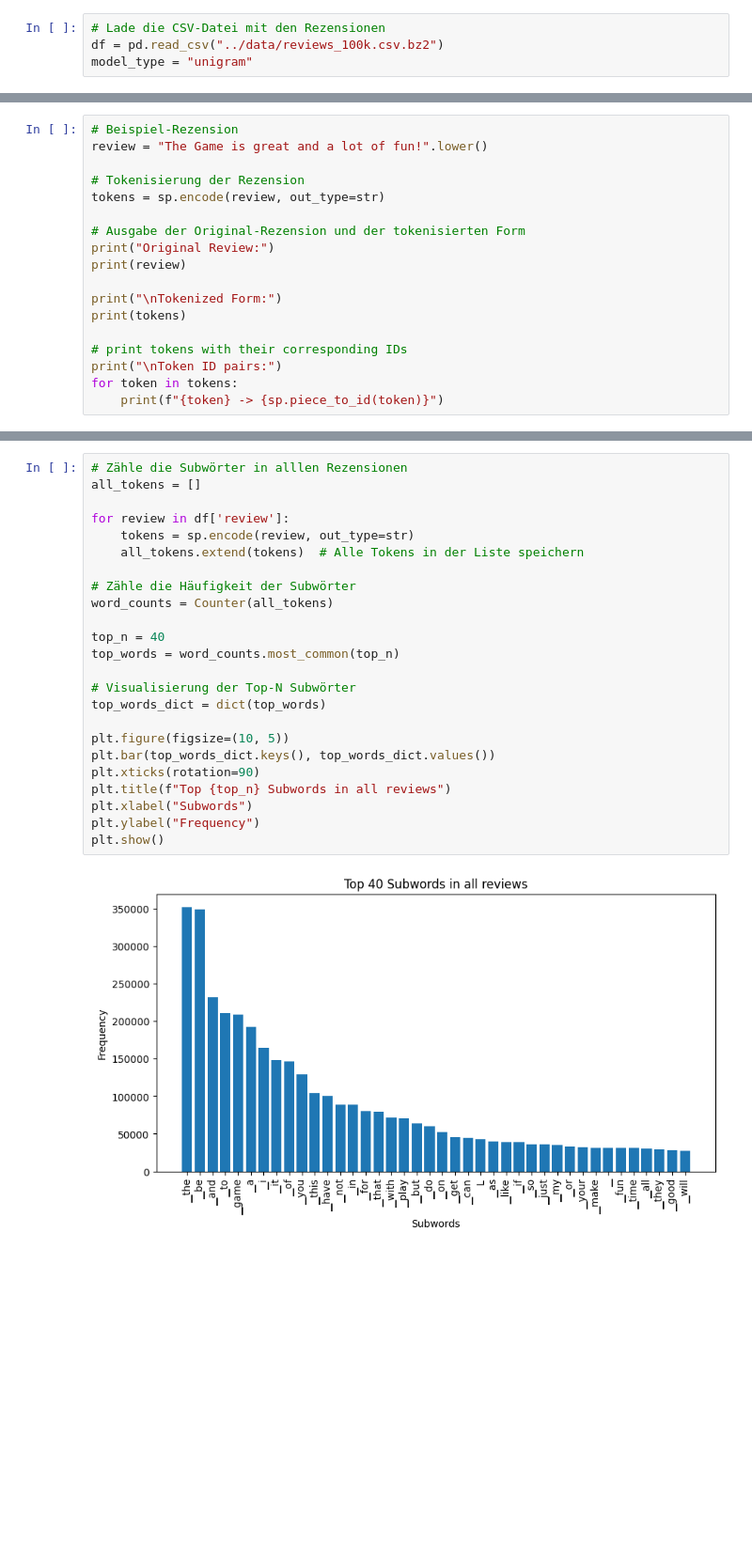
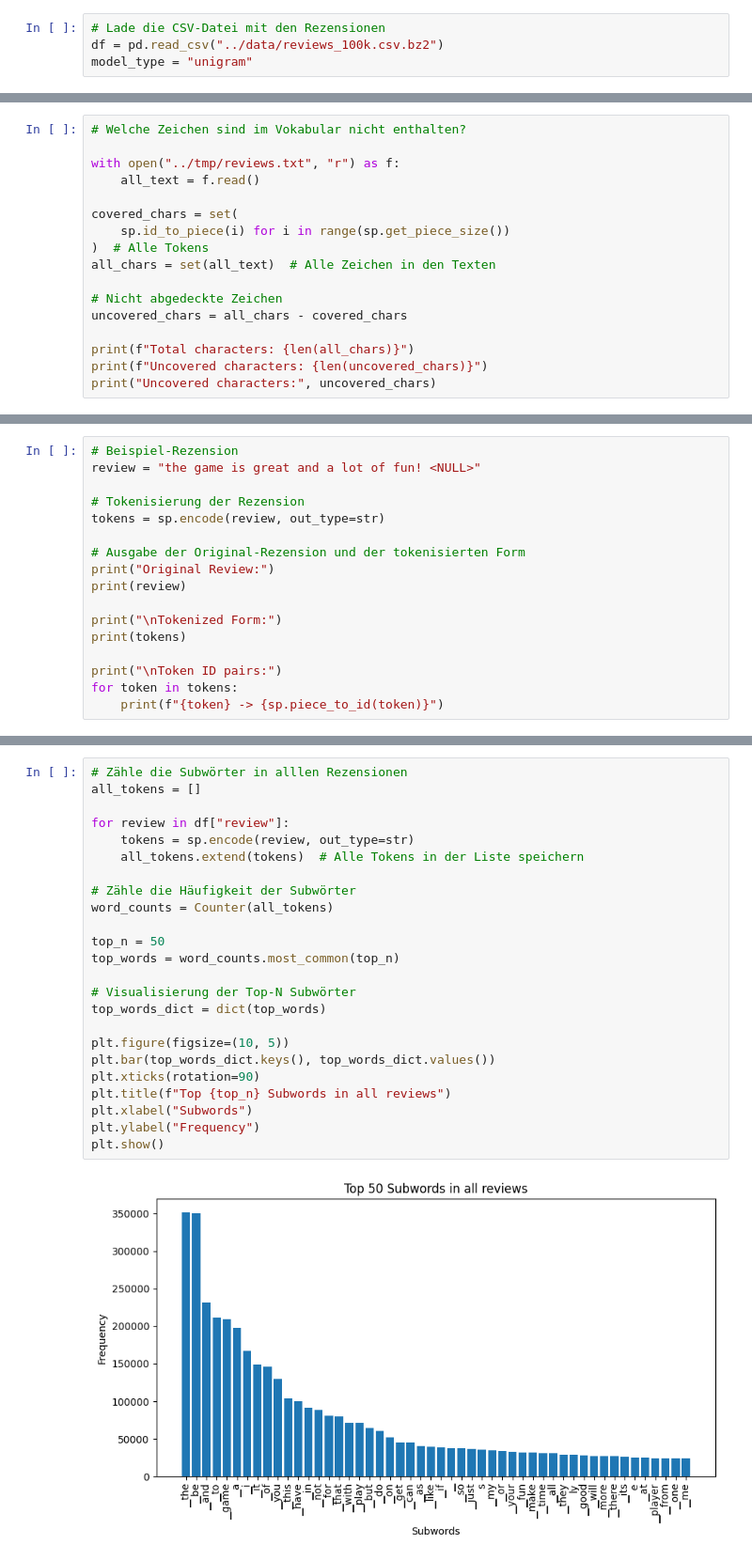
Before and after one commit to nkxxll/ANLP_CA2, a Jupyter notebook: src/subword_tokenizer.ipynb, the cells around one changed output, grey strips where cells are left out. Shown: that part at 94% size. Saved outputs shown, nothing was run; the diff lists cells and outputs as text; blank space fills up the shorter version.

```diff
--- a/src/subword_tokenizer.ipynb
+++ b/src/subword_tokenizer.ipynb
@@ -74 +82,18 @@ Size of the vocabulary: 8000
 Padding token ID: 0
+# %%
+# Welche Zeichen sind im Vokabular nicht enthalten?
+
+with open("../tmp/reviews.txt", "r") as f:
+    all_text = f.read()
+
+covered_chars = set(
+    sp.id_to_piece(i) for i in range(sp.get_piece_size())
+)  # Alle Tokens
+all_chars = set(all_text)  # Alle Zeichen in den Texten
+
+# Nicht abgedeckte Zeichen
+uncovered_chars = all_chars - covered_chars
+
+print(f"Total characters: {len(all_chars)}")
+print(f"Uncovered characters: {len(uncovered_chars)}")
+print("Uncovered characters:", uncovered_chars)
@@ -75,6 +104,6 @@ Padding token ID: 0
 # %%
 # Beispiel-Rezension
-review = "The Game is great and a lot of fun!".lower()
+review = "the game is great and a lot of fun! <NULL>"
 
 # Tokenisierung der Rezension
 tokens = sp.encode(review, out_type=str)
@@ -86,7 +115,6 @@ print(review)
 print("\nTokenized Form:")
 print(tokens)
 
-# print tokens with their corresponding IDs
 print("\nToken ID pairs:")
 for token in tokens:
     print(f"{token} -> {sp.piece_to_id(token)}")
@@ -112,26 +142,26 @@ s -> 75
 # %%
 # Zähle die Subwörter in alllen Rezensionen
 all_tokens = []
 
-for review in df['review']:
+for review in df["review"]:
     tokens = sp.encode(review, out_type=str)
     all_tokens.extend(tokens)  # Alle Tokens in der Liste speichern
 
 # Zähle die Häufigkeit der Subwörter
 word_counts = Counter(all_tokens)
 
-top_n = 40
+top_n = 50
 top_words = word_counts.most_common(top_n)
 
 # Visualisierung der Top-N Subwörter
 top_words_dict = dict(top_words)
 
 plt.figure(figsize=(10, 5))
 plt.bar(top_words_dict.keys(), top_words_dict.values())
 plt.xticks(rotation=90)
 plt.title(f"Top {top_n} Subwords in all reviews")
 plt.xlabel("Subwords")
 plt.ylabel("Frequency")
 plt.show()
 # %% [output]
-[figure, old version]
+[figure, new version]
```
Also changed, not shown: parts of 8 cells of this notebook, 2 other files.
